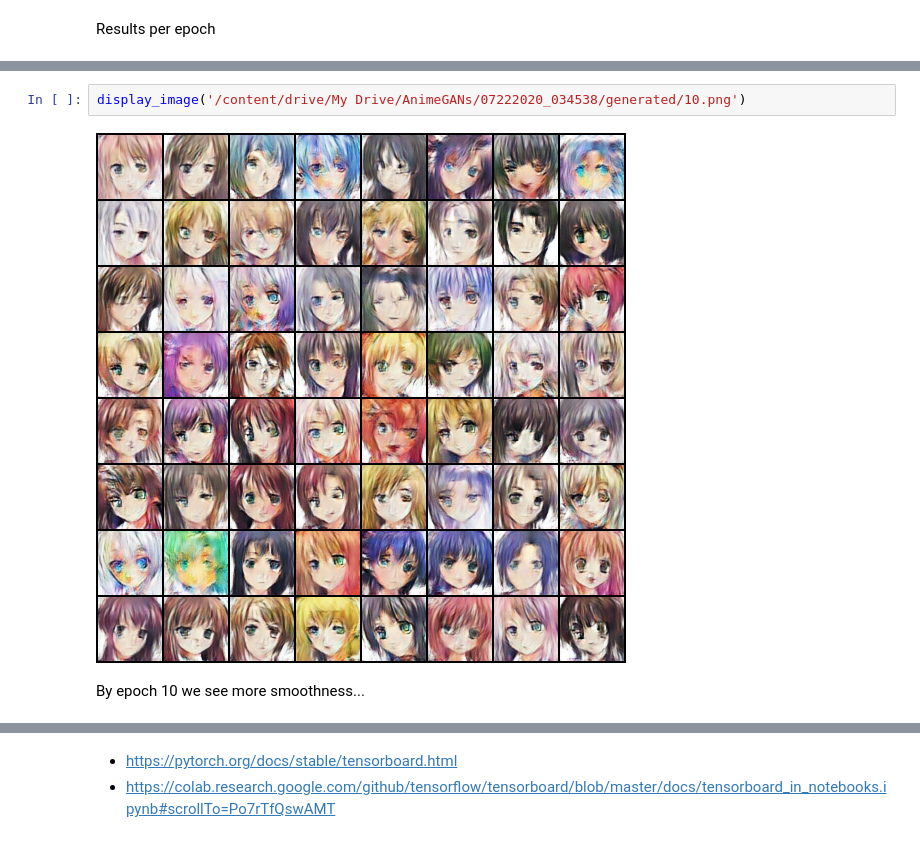
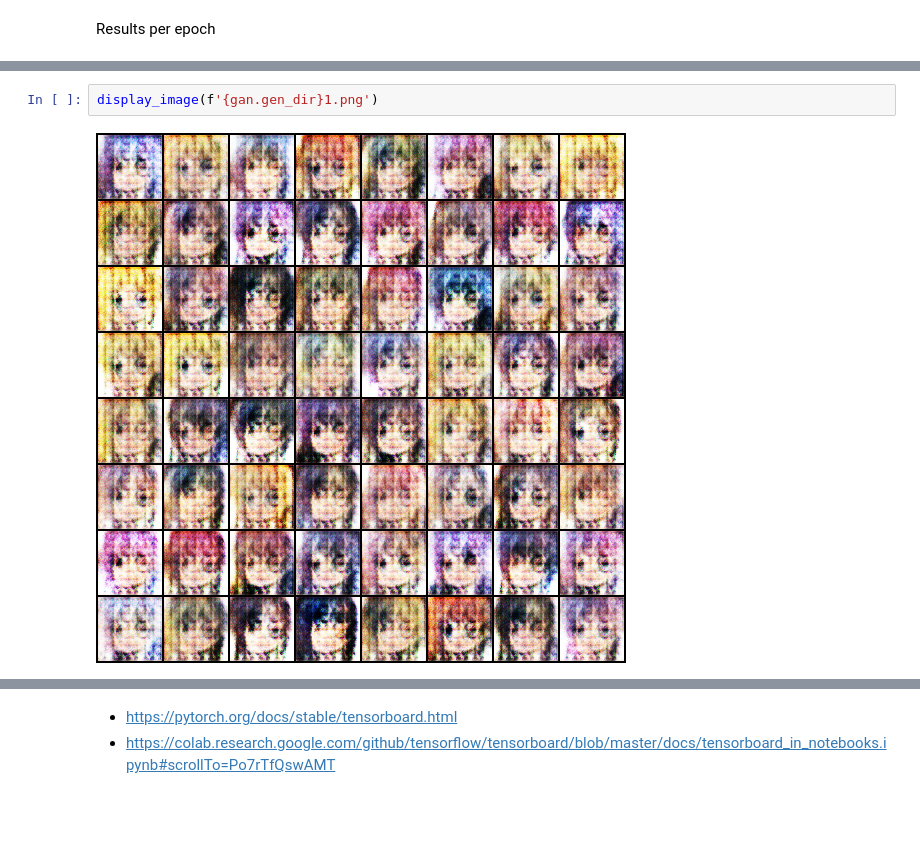
Before and after one commit to rbarman/AnimeGANs, a Jupyter notebook: Anime_face_GAN.ipynb, the cells around one changed output, grey strips where cells are left out. Cells and saved outputs as stored; diff of their text form; blank space fills up the shorter version.

```diff
--- a/Anime_face_GAN.ipynb
+++ b/Anime_face_GAN.ipynb
@@ -203,6 +180,4 @@ display_image('/content/drive/My Drive/AnimeGANs/07222020_034538/generated/1.png
-# %%
-display_image('/content/drive/My Drive/AnimeGANs/07222020_034538/generated/10.png')
-# %% [output]
-[figure, removed]
-# %% [markdown]
-By epoch 10 we see more smoothness...
+# %%
+display_image(f'{gan.gen_dir}1.png')
+# %% [output]
+[figure, added]
```
Also changed, not shown: parts of 31 cells of this notebook.
